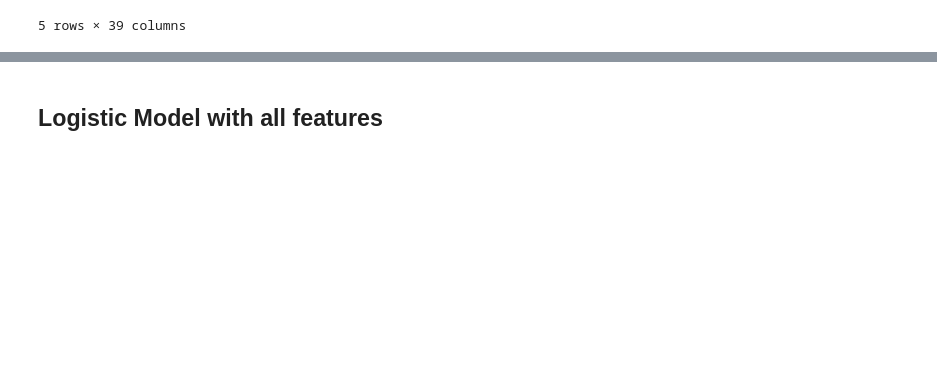
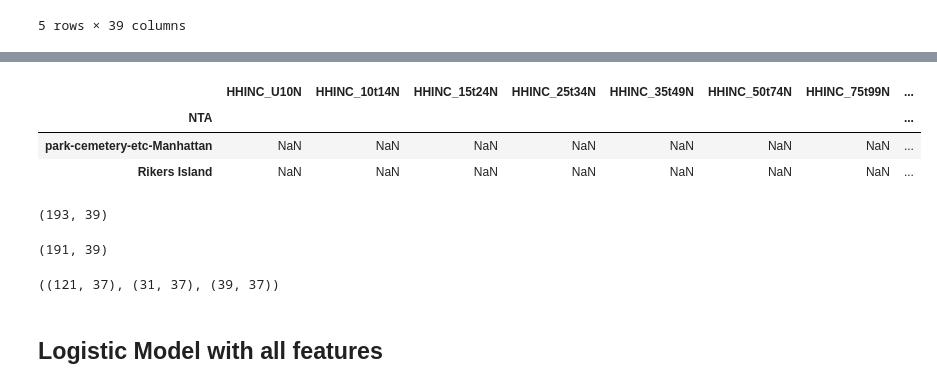
Before and after one commit to leonaisabelle/CUSP-ADS-Project, a Jupyter notebook: modelling_notebooks/binary_classification.ipynb, the cells around one changed output, grey strips where cells are left out. Cells and saved outputs as stored; diff of their text form; code cells hidden in the pictures; blank space fills up the shorter version.

```diff
--- a/modelling_notebooks/binary_classification.ipynb
+++ b/modelling_notebooks/binary_classification.ipynb
@@ -137,0 +129,18 @@ Xtest = pd.DataFrame(test.drop(columns=['GardenCounts', 'HasGarden']))
+# %%
+data[data.columns[data.isnull().any(axis=0)]][data.isnull().any(axis=1)]
+# null values are for housing features
+# will drop them
+# %% [output]
+|  | HHINC_U10N | HHINC_10t14N | HHINC_15t24N | HHINC_25t34N | HHINC_35t49N | HHINC_50t74N | HHINC_75t99N | ... |
+| NTA |  |  |  |  |  |  |  | ... |
+| park-cemetery-etc-Manhattan | NaN | NaN | NaN | NaN | NaN | NaN | NaN | ... |
+| Rikers Island | NaN | NaN | NaN | NaN | NaN | NaN | NaN | ... |
+# %%
+data.shape
+# %% [output]
+(193, 39)
+# %%
+data.dropna(axis='index', inplace=True)
+data.shape
+# %% [output]
+(191, 39)
@@ -138,3 +156,7 @@ Xtest = pd.DataFrame(test.drop(columns=['GardenCounts', 'HasGarden']))
+# %%
+Xtrain.shape, Xvalidate.shape, Xtest.shape
+# %% [output]
+((121, 37), (31, 37), (39, 37))
 # %%
 # scale X data
 scaler = preprocessing.StandardScaler().fit(Xtrain)
```
Also changed, not shown: parts of 18 cells of this notebook.
